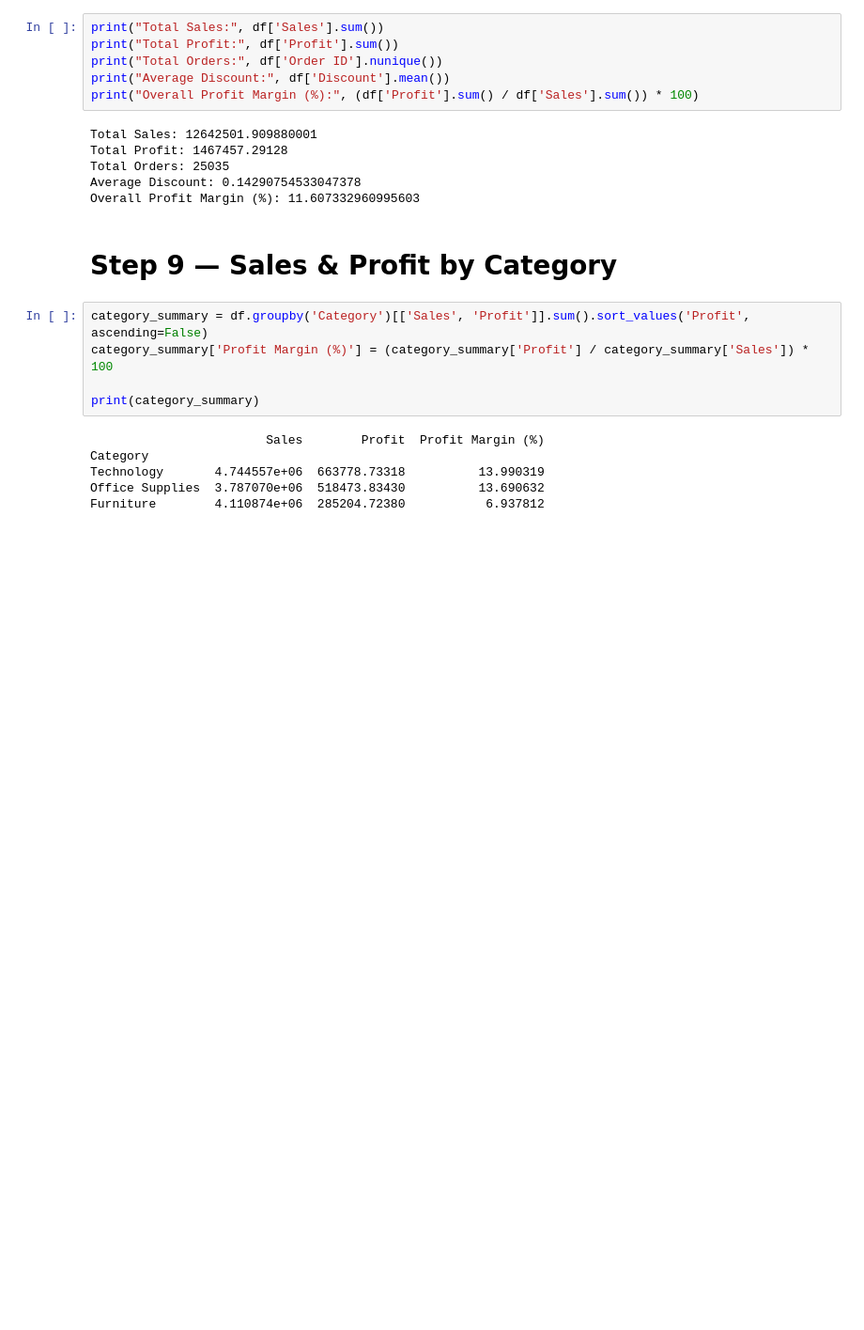
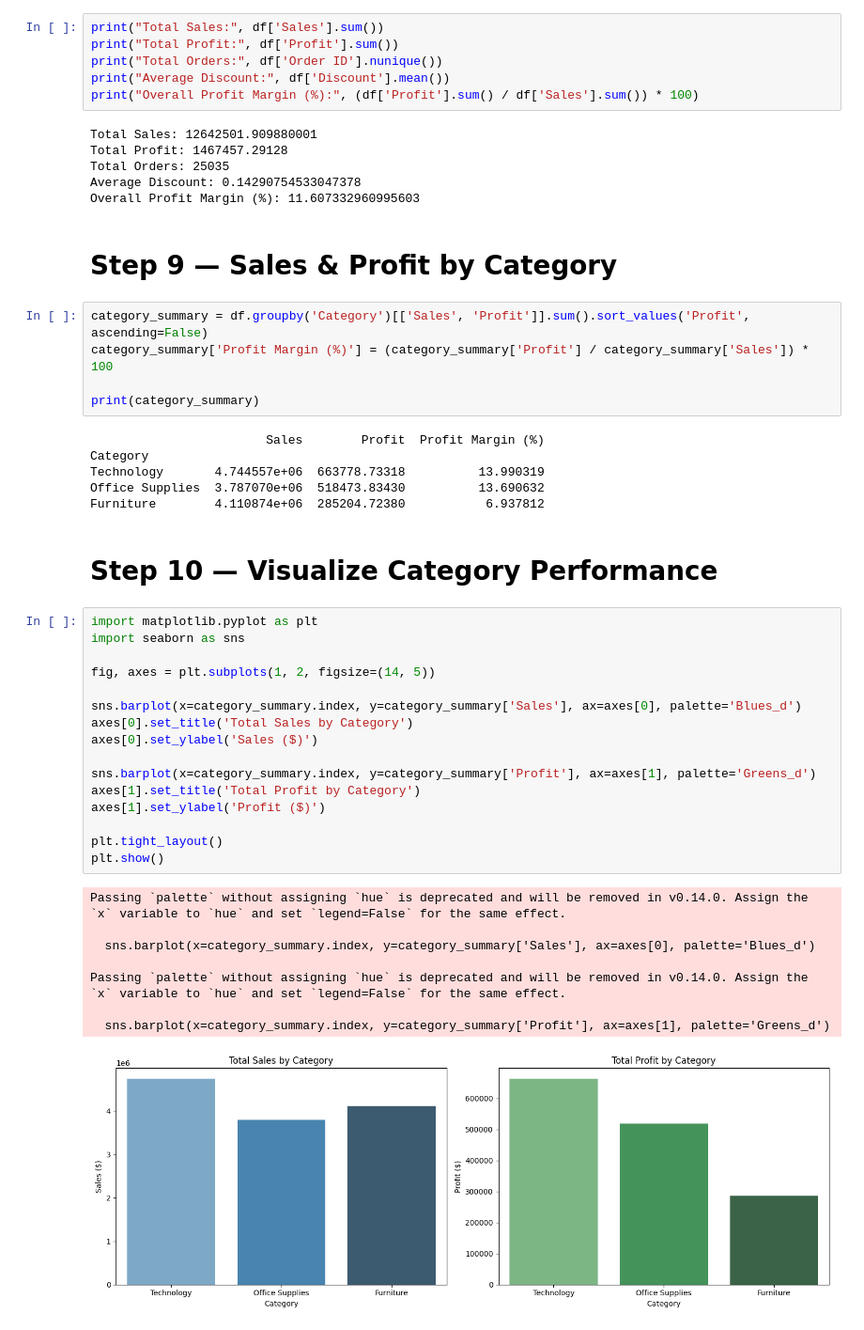
Before and after one commit to AiWriter404/Global-Superstore-Sales-Analysis, a Jupyter notebook: Global-Superstore-Sales-Analysis.ipynb, the cells around one changed output. Shown at 94% size. Cells and saved outputs as stored; diff of their text form; blank space fills up the shorter version.

Commit message:
Kaggle Notebook | Global-Superstore-Sales-Analysis | Version 3

```diff
--- a/Global-Superstore-Sales-Analysis.ipynb
+++ b/Global-Superstore-Sales-Analysis.ipynb
@@ -191,3 +191,30 @@ Category
 Technology       4.744557e+06  663778.73318          13.990319
 Office Supplies  3.787070e+06  518473.83430          13.690632
 Furniture        4.110874e+06  285204.72380           6.937812
+# %% [markdown]
+# **Step 10 — Visualize Category Performance**
+# %%
+import matplotlib.pyplot as plt
+import seaborn as sns
+
+fig, axes = plt.subplots(1, 2, figsize=(14, 5))
+
+sns.barplot(x=category_summary.index, y=category_summary['Sales'], ax=axes[0], palette='Blues_d')
+axes[0].set_title('Total Sales by Category')
+axes[0].set_ylabel('Sales ($)')
+
+sns.barplot(x=category_summary.index, y=category_summary['Profit'], ax=axes[1], palette='Greens_d')
+axes[1].set_title('Total Profit by Category')
+axes[1].set_ylabel('Profit ($)')
+
+plt.tight_layout()
+plt.show()
+# %% [output]
+Passing `palette` without assigning `hue` is deprecated and will be removed in v0.14.0. Assign the `x` variable to `hue` and set `legend=False` for the same effect.
+
+  sns.barplot(x=category_summary.index, y=category_summary['Sales'], ax=axes[0], palette='Blues_d')
+
+Passing `palette` without assigning `hue` is deprecated and will be removed in v0.14.0. Assign the `x` variable to `hue` and set `legend=False` for the same effect.
+
+  sns.barplot(x=category_summary.index, y=category_summary['Profit'], ax=axes[1], palette='Greens_d')
+[figure, added]
```
Also changed, not shown: parts of 1 cell of this notebook.
